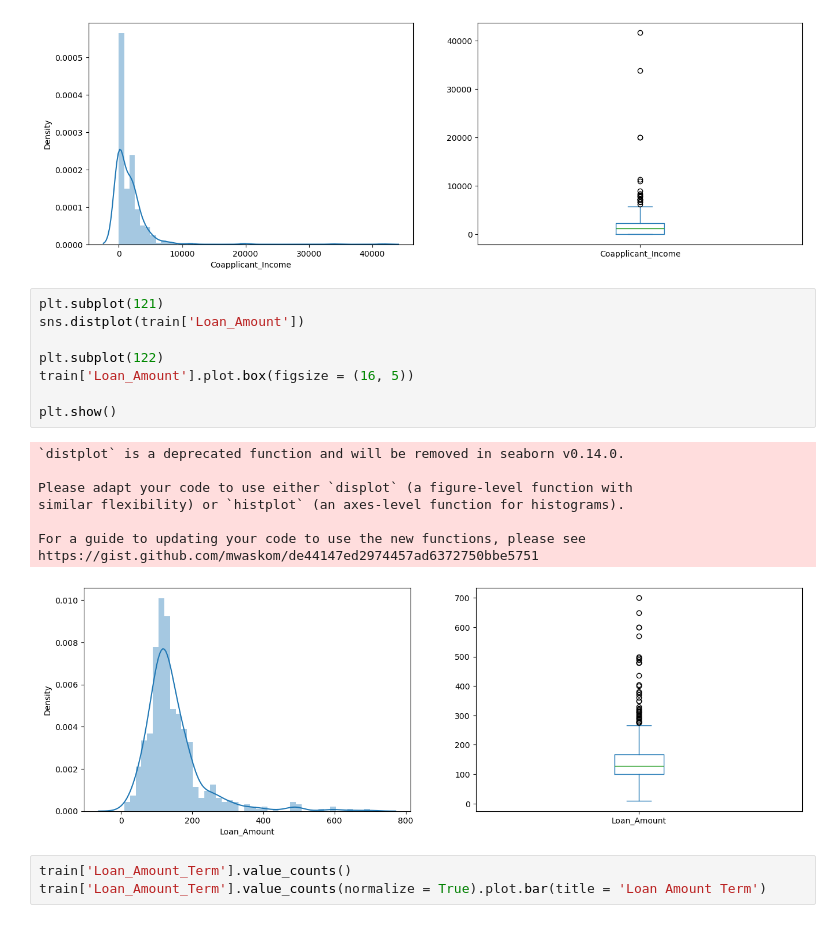
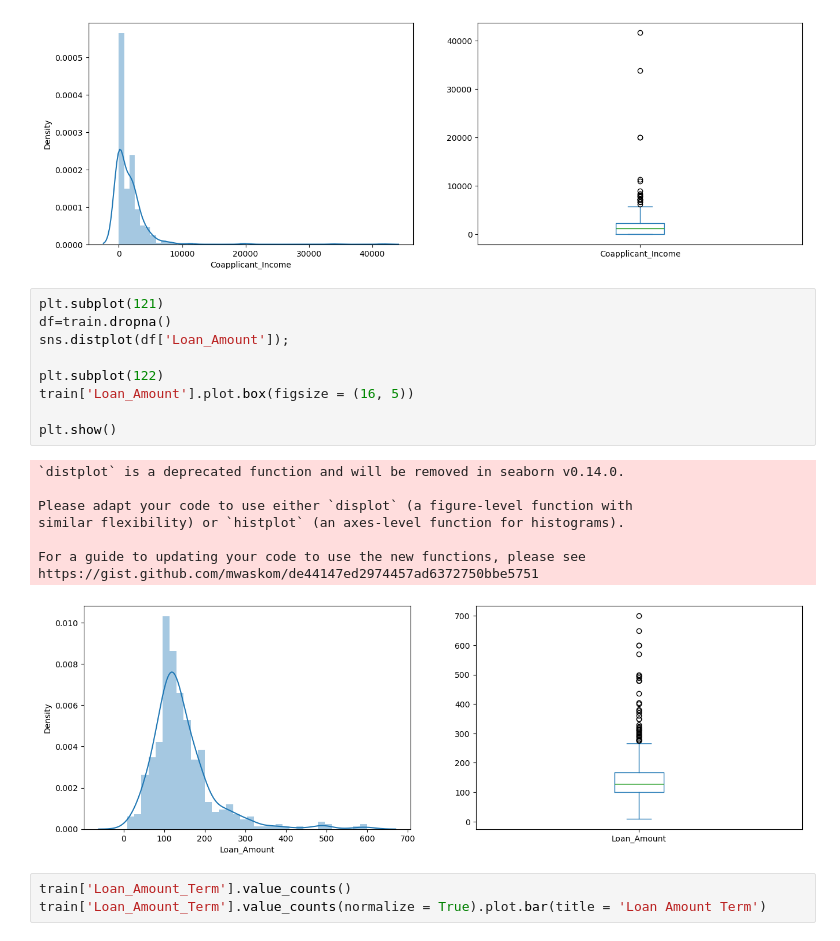
Before and after one commit to akhnasj/predictive-modelling-for-loan-approval, a Jupyter notebook: PMLA.ipynb, the cells around one changed output. Cells and saved outputs as stored; diff of their text form.

```diff
--- a/PMLA.ipynb
+++ b/PMLA.ipynb
@@ -267,21 +267,22 @@ https://gist.github.com/mwaskom/de44147ed2974457ad6372750bbe5751
 [figure]
 # %%
 plt.subplot(121)
-sns.distplot(train['Loan_Amount'])
+df=train.dropna()
+sns.distplot(df['Loan_Amount']);
 
 plt.subplot(122)
 train['Loan_Amount'].plot.box(figsize = (16, 5))
 
 plt.show()
 # %% [output]
 `distplot` is a deprecated function and will be removed in seaborn v0.14.0.
 
 Please adapt your code to use either `displot` (a figure-level function with
 similar flexibility) or `histplot` (an axes-level function for histograms).
 
 For a guide to updating your code to use the new functions, please see
 https://gist.github.com/mwaskom/de44147ed2974457ad6372750bbe5751
-[figure, old version]
+[figure, new version]
 # %%
 train['Loan_Amount_Term'].value_counts()
 train['Loan_Amount_Term'].value_counts(normalize = True).plot.bar(title = 'Loan Amount Term')
```
Also changed, not shown: parts of 21 cells of this notebook.
